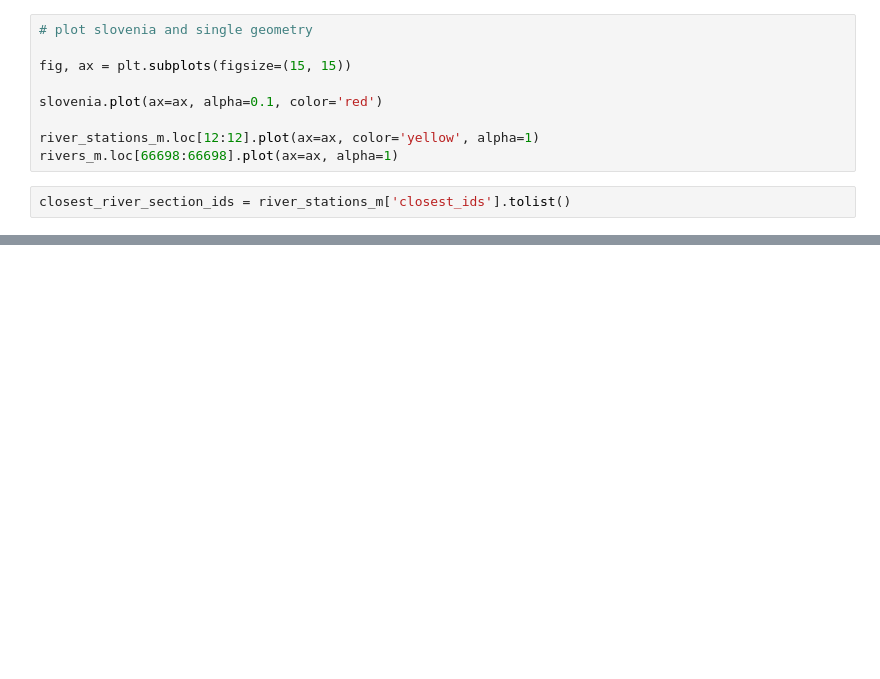
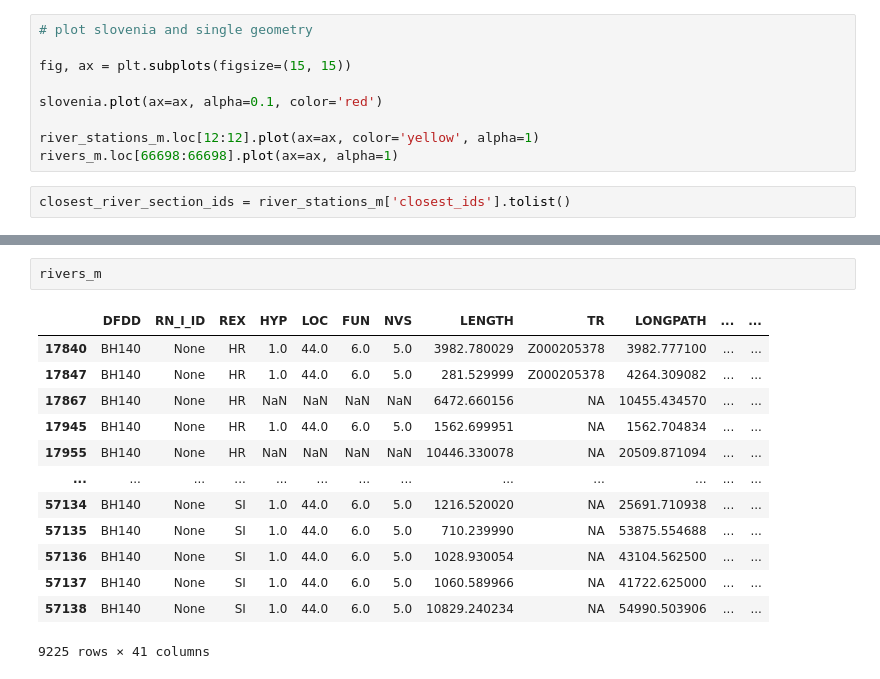
Before and after one commit to LongarMD/ijs-reke, a Jupyter notebook: data.ipynb, the cells around one changed output, grey strips where cells are left out. Drawn from its saved outputs; the diff is of its cells as text; blank space fills up the shorter version.

```diff
--- a/data.ipynb
+++ b/data.ipynb
@@ -238,0 +245,16 @@ rivers_m.plot(ax=ax, alpha=1)
+# %%
+rivers_m
+# %% [output]
+|  | DFDD | RN_I_ID | REX | HYP | LOC | FUN | NVS | LENGTH | TR | LONGPATH | ... | ... |
+| 17840 | BH140 | None | HR | 1.0 | 44.0 | 6.0 | 5.0 | 3982.780029 | Z000205378 | 3982.777100 | ... | ... |
+| 17847 | BH140 | None | HR | 1.0 | 44.0 | 6.0 | 5.0 | 281.529999 | Z000205378 | 4264.309082 | ... | ... |
+| 17867 | BH140 | None | HR | NaN | NaN | NaN | NaN | 6472.660156 | NA | 10455.434570 | ... | ... |
+| 17945 | BH140 | None | HR | 1.0 | 44.0 | 6.0 | 5.0 | 1562.699951 | NA | 1562.704834 | ... | ... |
+| 17955 | BH140 | None | HR | NaN | NaN | NaN | NaN | 10446.330078 | NA | 20509.871094 | ... | ... |
+| ... | ... | ... | ... | ... | ... | ... | ... | ... | ... | ... | ... | ... |
+| 57134 | BH140 | None | SI | 1.0 | 44.0 | 6.0 | 5.0 | 1216.520020 | NA | 25691.710938 | ... | ... |
+| 57135 | BH140 | None | SI | 1.0 | 44.0 | 6.0 | 5.0 | 710.239990 | NA | 53875.554688 | ... | ... |
+| 57136 | BH140 | None | SI | 1.0 | 44.0 | 6.0 | 5.0 | 1028.930054 | NA | 43104.562500 | ... | ... |
+| 57137 | BH140 | None | SI | 1.0 | 44.0 | 6.0 | 5.0 | 1060.589966 | NA | 41722.625000 | ... | ... |
+| 57138 | BH140 | None | SI | 1.0 | 44.0 | 6.0 | 5.0 | 10829.240234 | NA | 54990.503906 | ... | ... |
+9225 rows × 41 columns
```
Also changed, not shown: parts of 4 cells of this notebook.
